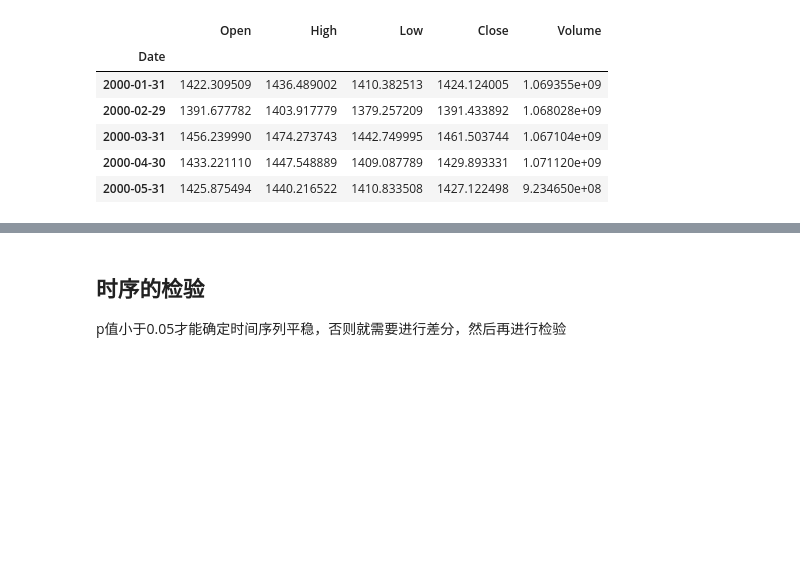
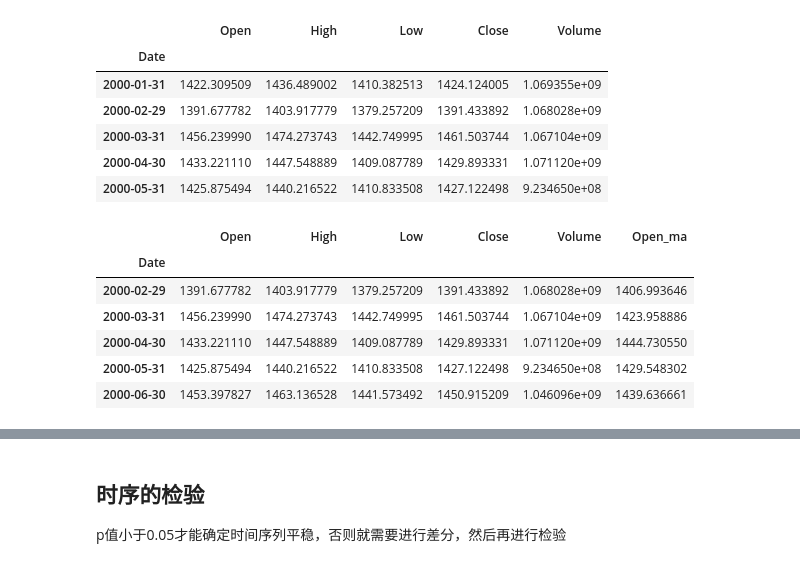
Before and after one commit to XingA02/Model_with_Python, a Jupyter notebook: 描述_5_时间序列分析.ipynb, the cells around one changed output, grey strips where cells are left out. Drawn from its saved outputs; the diff is of its cells as text; code cells hidden in the pictures; blank space fills up the shorter version.

```diff
--- a/描述_5_时间序列分析.ipynb
+++ b/描述_5_时间序列分析.ipynb
@@ -39,3 +50,17 @@ df.head()
 | 2000-03-31 | 1456.239990 | 1474.273743 | 1442.749995 | 1461.503744 | 1.067104e+09 |
 | 2000-04-30 | 1433.221110 | 1447.548889 | 1409.087789 | 1429.893331 | 1.071120e+09 |
 | 2000-05-31 | 1425.875494 | 1440.216522 | 1410.833508 | 1427.122498 | 9.234650e+08 |
+# %%
+# 应用移动平均滤波：去白噪声
+window_size = 2  # 选择一个适当的窗口大小
+df['Open_ma'] = df['Open'].rolling(window=window_size).mean()
+df = df.dropna()
+df.head()
+# %% [output]
+|  | Open | High | Low | Close | Volume | Open_ma |
+| Date |  |  |  |  |  |  |
+| 2000-02-29 | 1391.677782 | 1403.917779 | 1379.257209 | 1391.433892 | 1.068028e+09 | 1406.993646 |
+| 2000-03-31 | 1456.239990 | 1474.273743 | 1442.749995 | 1461.503744 | 1.067104e+09 | 1423.958886 |
+| 2000-04-30 | 1433.221110 | 1447.548889 | 1409.087789 | 1429.893331 | 1.071120e+09 | 1444.730550 |
+| 2000-05-31 | 1425.875494 | 1440.216522 | 1410.833508 | 1427.122498 | 9.234650e+08 | 1429.548302 |
+| 2000-06-30 | 1453.397827 | 1463.136528 | 1441.573492 | 1450.915209 | 1.046096e+09 | 1439.636661 |
```
Also changed, not shown: parts of 24 cells of this notebook, 8 other files.
